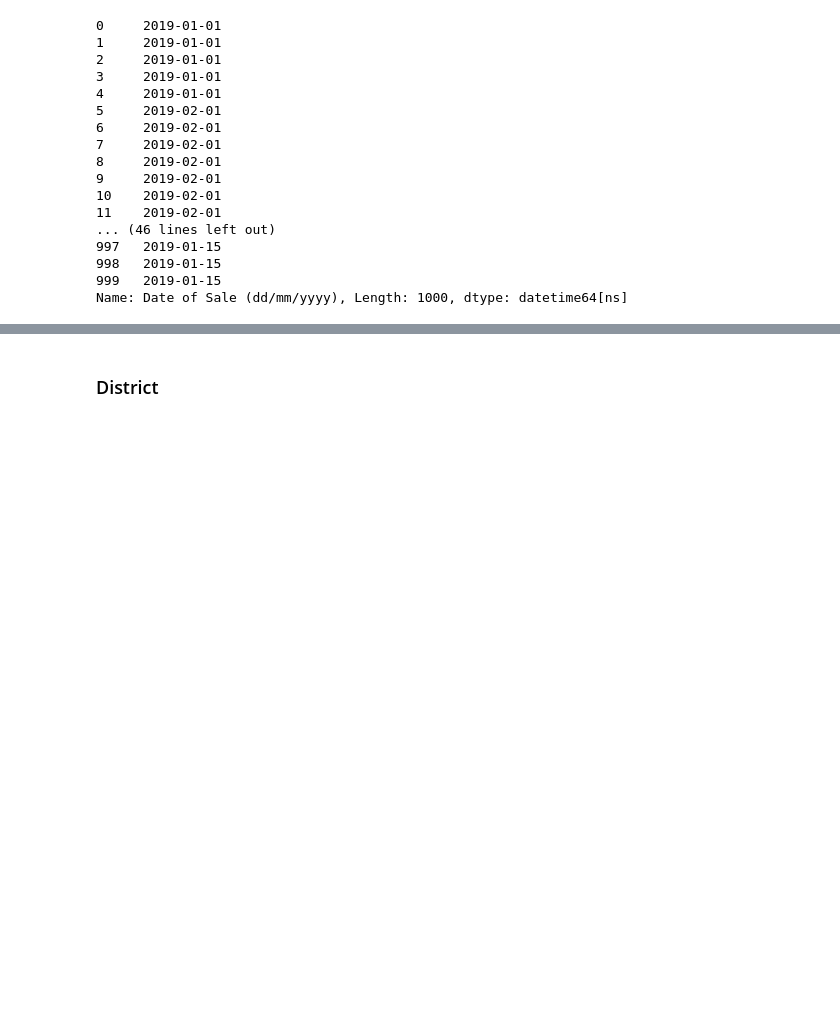
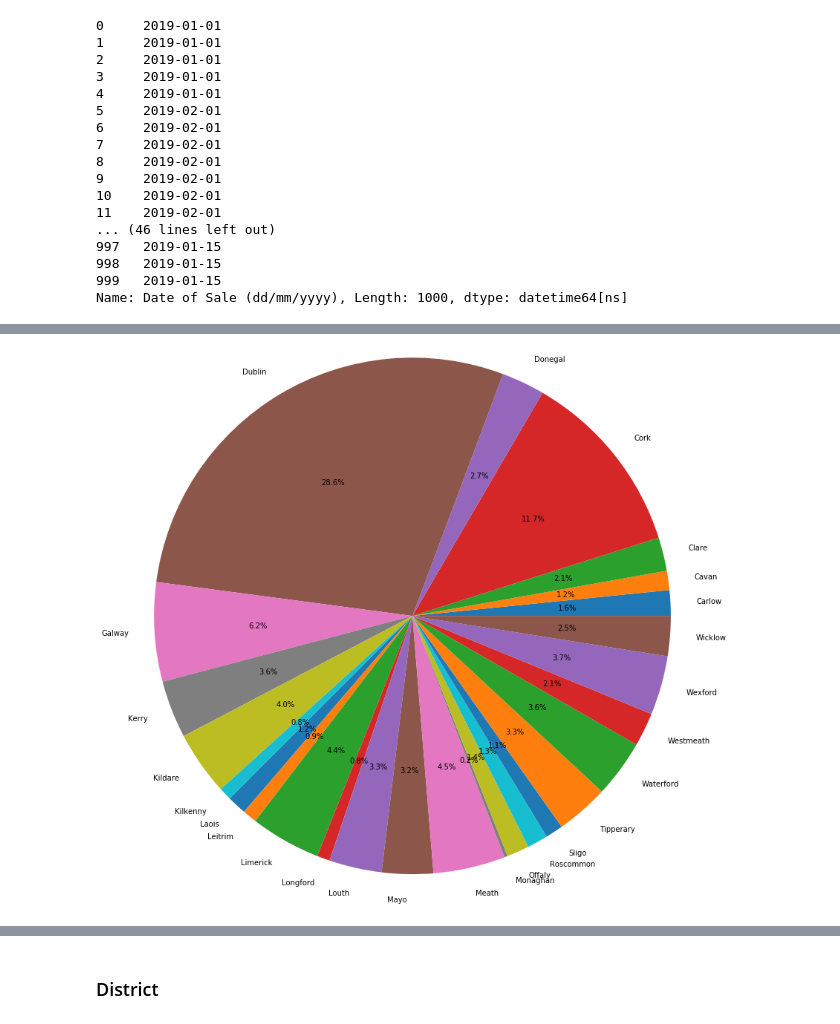
Before and after one commit to edelcorcoran/PDA-Project-, a Jupyter notebook: PDA Project.ipynb, the cells around one changed output, grey strips where cells are left out. Drawn from its saved outputs; the diff is of its cells as text; code cells hidden in the pictures; blank space fills up the shorter version.

```diff
--- a/PDA Project.ipynb
+++ b/PDA Project.ipynb
@@ -92,0 +133,9 @@ df.head()
+# %%
+# pie charts to represent categorical data by percentage
+# County Breakdown of Sales
+County = df.groupby('County').size()
+plt.pie(County, labels=County.index, radius=4.0, autopct='%1.1f%%')
+#Display Plot
+plt.show()
+# %% [output]
+[figure, added]
```
Also changed, not shown: parts of 10 cells of this notebook.
